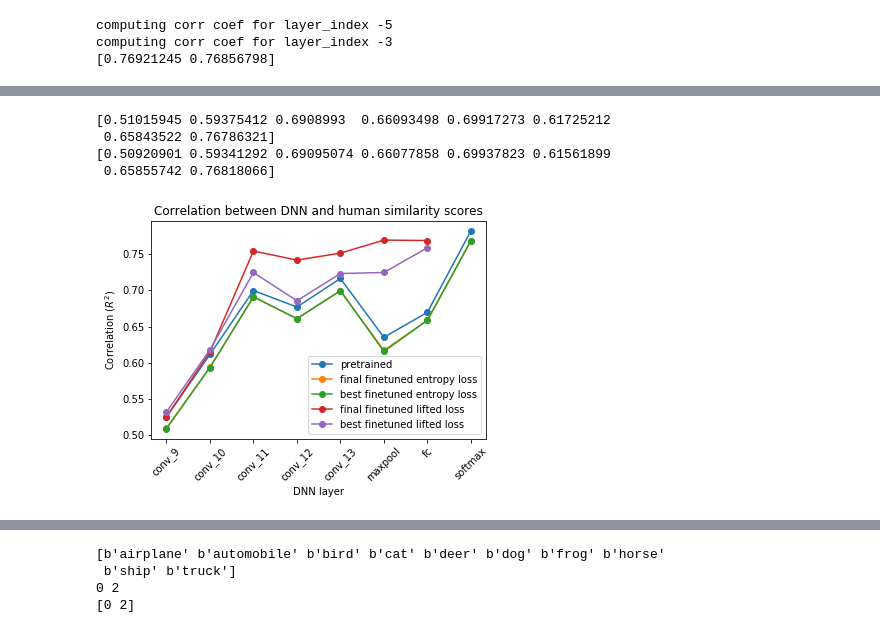
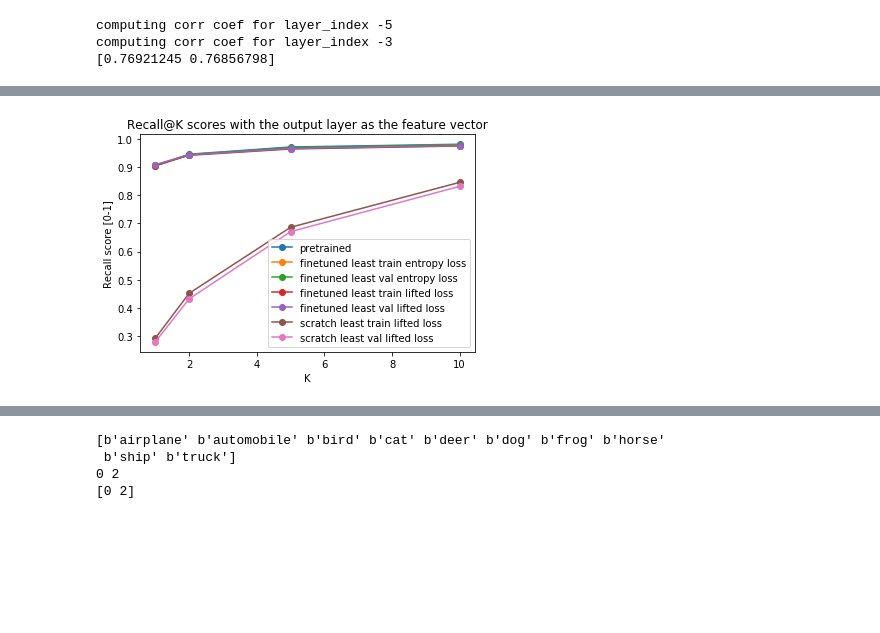
Before and after one commit to slala2121/Triplet-net-keras, a Jupyter notebook: cifar10_vgg.ipynb, the cells around one changed output, grey strips where cells are left out. Drawn from its saved outputs; the diff is of its cells as text; code cells hidden in the pictures; blank space fills up the shorter version.

Commit message:
updated plots

```diff
--- a/cifar10_vgg.ipynb
+++ b/cifar10_vgg.ipynb
@@ -1097,44 +1152,35 @@ plt.savefig(os.path.join(prefix_model_path,'results','best_vs_final_model_corr_s
 # %%
-# compare the correlations across the layers
-
-prefix_model_path=os.path.join('.','Colab Notebooks','cifar10')
-# layer_names_by_indices=['softmax','fc','maxpool','final_conv','penultimate_conv']
-layer_names_by_indices=['conv_9','conv_10','conv_11','conv_12','conv_13','maxpool','fc','softmax']
-
+# compare recall k curves
 
 plt.figure()
-# baseline
-corr_scores=np.load(os.path.join(prefix_model_path,'pretrained_vgg','final_complete_corr_coeff_by_layer.npy'))
-plt.plot(np.arange(len(layer_names_by_indices)),corr_scores,label='pretrained',marker='o')
+plt.title('Recall@K scores with the output layer as the feature vector')
+plt.xlabel('K')
+plt.ylabel('Recall score [0-1]')
 
-corr_scores=np.load(os.path.join(prefix_model_path,'entropy_vgg_True_0.0001_saved_models','final_complete_corr_coeff_by_layer.npy'))
-plt.plot(np.arange(len(layer_names_by_indices)),corr_scores,label='final finetuned entropy loss',marker='o')
+k_values=np.array([1,2,5,10])
 
-corr_scores=np.load(os.path.join(prefix_model_path,'entropy_vgg_True_0.0001_saved_models','best_complete_corr_coeff_by_layer.npy'))
-plt.plot(np.arange(len(layer_names_by_indices)),corr_scores,label='best finetuned entropy loss',marker='o')
+recall_by_k=np.load(os.path.join(results_path,'pretrained_vgg','recall_by_k_final_model.npy'))
+plt.plot(k_values,recall_by_k,label='pretrained',marker='o')
 
-corr_scores=np.load(os.path.join(prefix_model_path,'lifted_vgg_True_0.0001_saved_models','final_complete_corr_coeff_by_layer.npy'))
-plt.plot(np.arange(len(layer_names_by_indices)-1),corr_scores,label='final finetuned lifted loss',marker='o')
+recall_by_k=np.load(os.path.join(results_path,'entropy_vgg_True_0.0001_saved_models','recall_by_k_final_model.npy'))
+plt.plot(k_values,recall_by_k,label='finetuned least train entropy loss',marker='o')
 
-corr_scores=np.load(os.path.join(prefix_model_path,'lifted_vgg_True_0.0001_saved_models','best_complete_corr_coeff_by_layer.npy'))
-plt.plot(np.arange(len(layer_names_by_indices)-1),corr_scores,label='best finetuned lifted loss',marker='o')
+recall_by_k=np.load(os.path.join(results_path,'entropy_vgg_True_0.0001_saved_models','recall_by_k_best_model.npy'))
+plt.plot(k_values,recall_by_k,label='finetuned least val entropy loss',marker='o')
 
-# corr_scores=np.load(os.path.join(prefix_model_path,'lifted_vgg_False_0.0001_saved_models','final_complete_corr_coeff_by_layer.npy'))
-# plt.plot(np.arange(len(layer_names_by_indices)-1),corr_scores,label='final scratch lifted loss',marker='o')
+recall_by_k=np.load(os.path.join(results_path,'lifted_vgg_True_0.0001_saved_models','recall_by_k_final_model.npy'))
+plt.plot(k_values,recall_by_k,label='finetuned least train lifted loss',marker='o')
 
-# corr_scores=np.load(os.path.join(prefix_model_path,'lifted_vgg_False_0.0001_saved_models','best_complete_corr_coeff_by_layer.npy'))
-# plt.plot(np.arange(len(layer_names_by_indices)-1),corr_scores,label='best scratch entropy loss',marker='o')
+recall_by_k=np.load(os.path.join(results_path,'lifted_vgg_True_0.0001_saved_models','recall_by_k_best_model.npy'))
+plt.plot(k_values,recall_by_k,label='finetuned least val lifted loss',marker='o')
 
-plt.title('Correlation between DNN and human similarity scores')
-plt.xlabel('DNN layer')
-plt.xticks(np.arange(len(layer_names_by_indices)),layer_names_by_indices,rotation=45)
-plt.ylabel('Correlation ($R^{2}$)')
-plt.legend(loc='lower right')
+recall_by_k=np.load(os.path.join(results_path,'lifted_vgg_False_0.0001_saved_models','recall_by_k_final_model.npy'))
+plt.plot(k_values,recall_by_k,label='scratch least train lifted loss',marker='o')
 
-plt.savefig(os.path.join(prefix_model_path,'results','all_model_complete_corr_score_by_layer_comparison_sans_scratch'))
+recall_by_k=np.load(os.path.join(results_path,'lifted_vgg_False_0.0001_saved_models','recall_by_k_best_model.npy'))
+plt.plot(k_values,recall_by_k,label='scratch least val lifted loss',marker='o')
+
+plt.legend()
+plt.savefig(os.path.join(results_path,'results','recall_by_k_comparison.pdf'))
 # %% [output]
-[0.51015945 0.59375412 0.6908993  0.66093498 0.69917273 0.61725212
- 0.65843522 0.76786321]
-[0.50920901 0.59341292 0.69095074 0.66077858 0.69937823 0.61561899
- 0.65855742 0.76818066]
-[figure, old version]
+[figure, new version]
```
Also changed, not shown: parts of 18 cells of this notebook.
